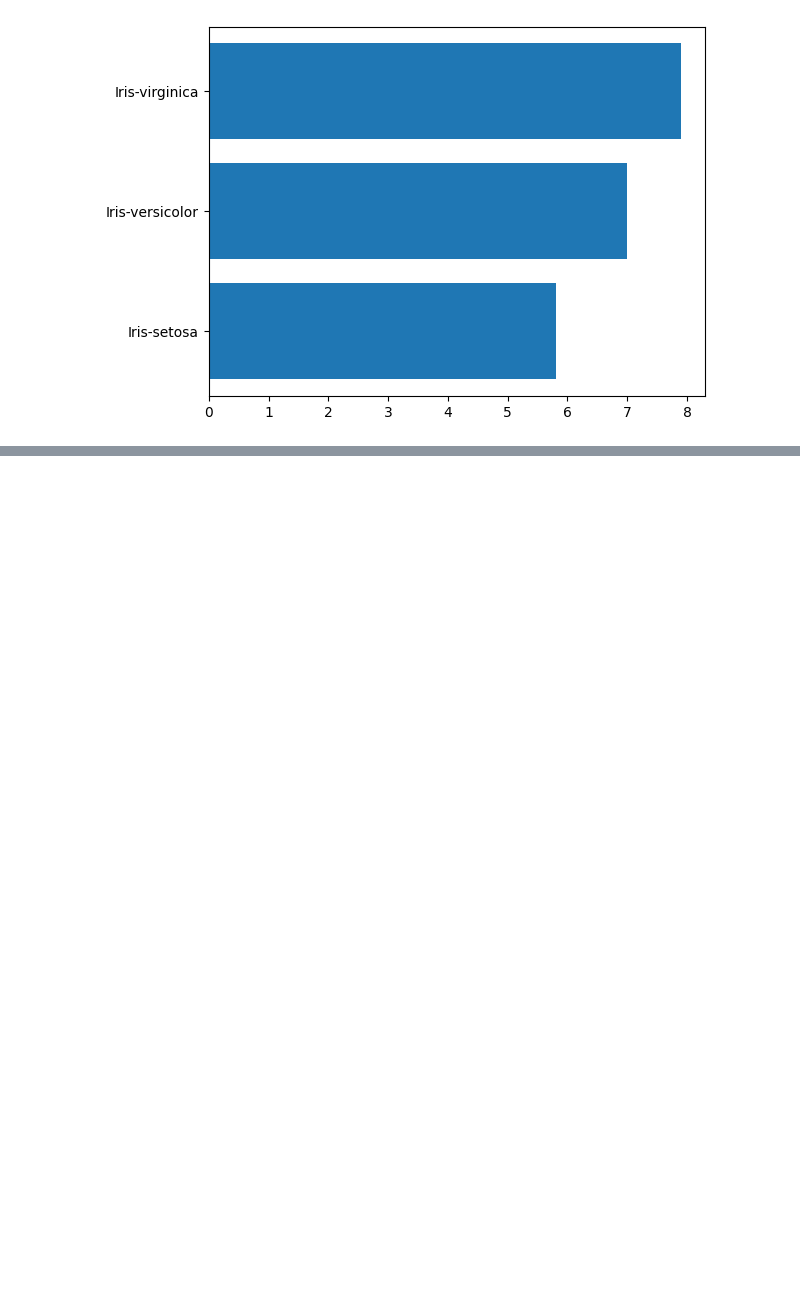
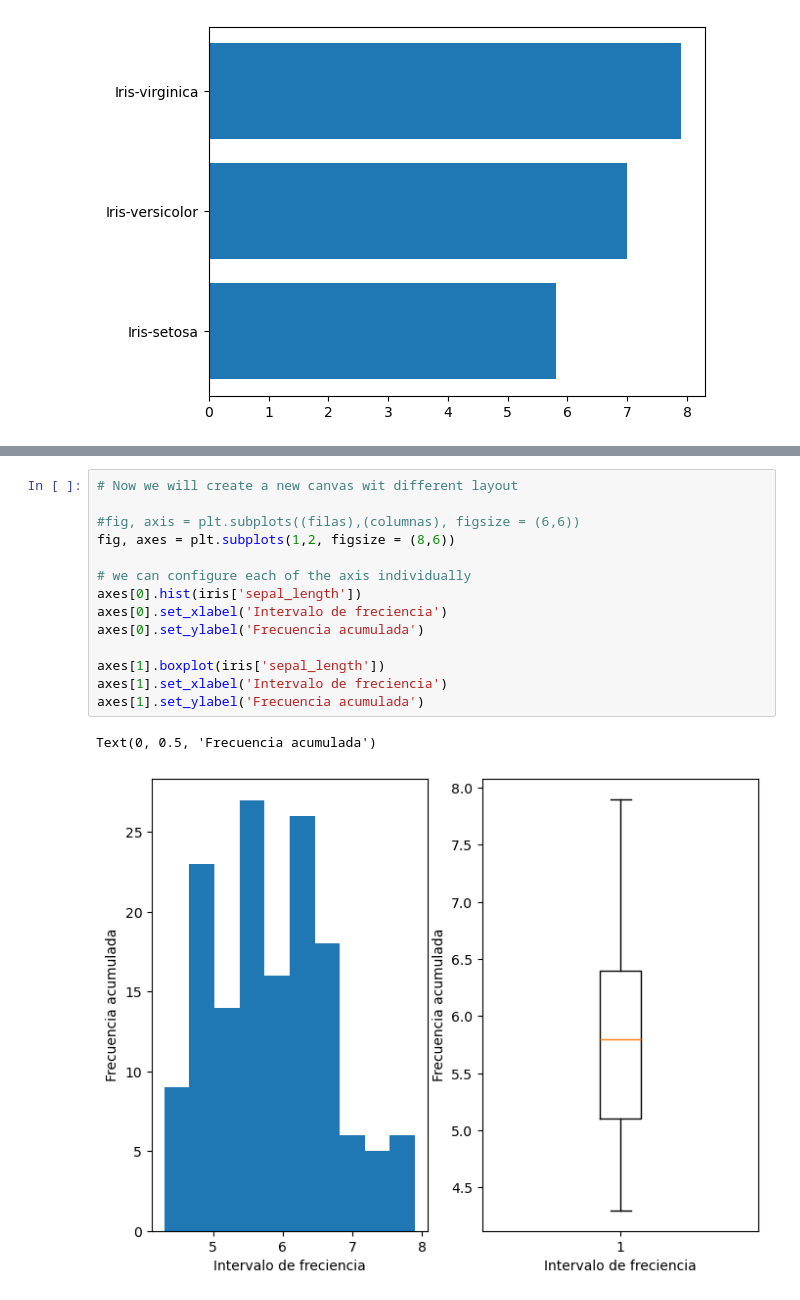
Before and after one commit to CabHug/Portfolio, a Jupyter notebook: Practicas/Visualizacion/Practica_visualizacion.ipynb, the cells around one changed output, grey strips where cells are left out. Saved outputs shown, nothing was run; the diff lists cells and outputs as text; blank space fills up the shorter version.

```diff
--- a/Practicas/Visualizacion/Practica_visualizacion.ipynb
+++ b/Practicas/Visualizacion/Practica_visualizacion.ipynb
@@ -119,0 +133,17 @@ plt.barh(iris['species'], iris['sepal_length'])
+# %%
+# Now we will create a new canvas wit different layout
+
+#fig, axis = plt.subplots((filas),(columnas), figsize = (6,6))
+fig, axes = plt.subplots(1,2, figsize = (8,6))
+
+# we can configure each of the axis individually
+axes[0].hist(iris['sepal_length'])
+axes[0].set_xlabel('Intervalo de freciencia')
+axes[0].set_ylabel('Frecuencia acumulada')
+
+axes[1].boxplot(iris['sepal_length'])
+axes[1].set_xlabel('Intervalo de freciencia')
+axes[1].set_ylabel('Frecuencia acumulada')
+# %% [output]
+Text(0, 0.5, 'Frecuencia acumulada')
+[figure, added]
```
Also changed, not shown: parts of 10 cells of this notebook.
